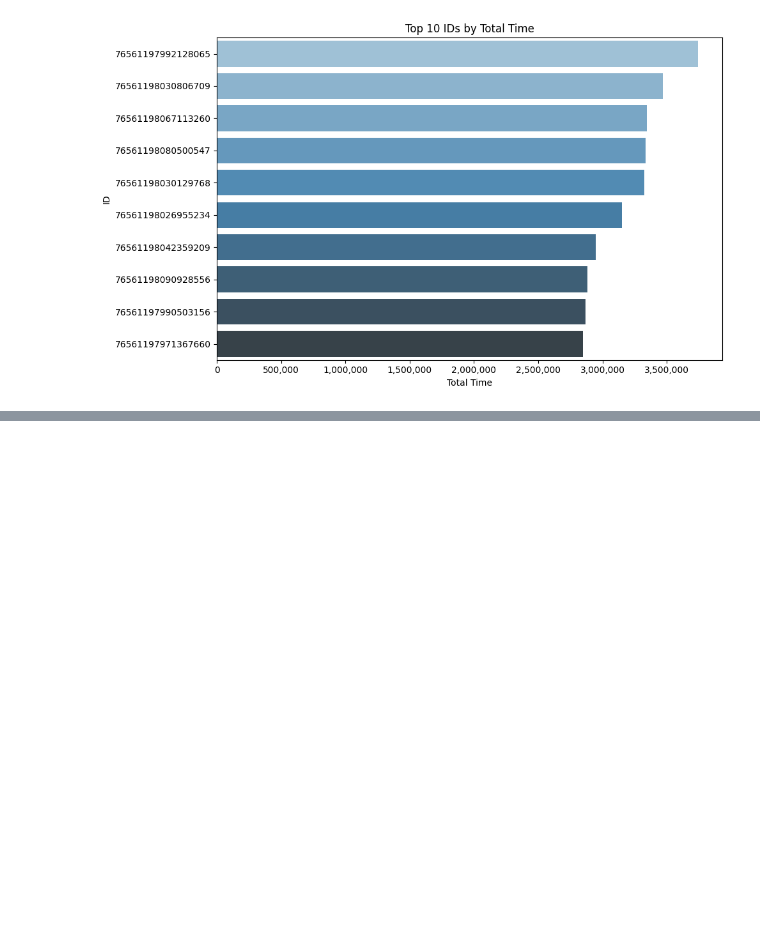
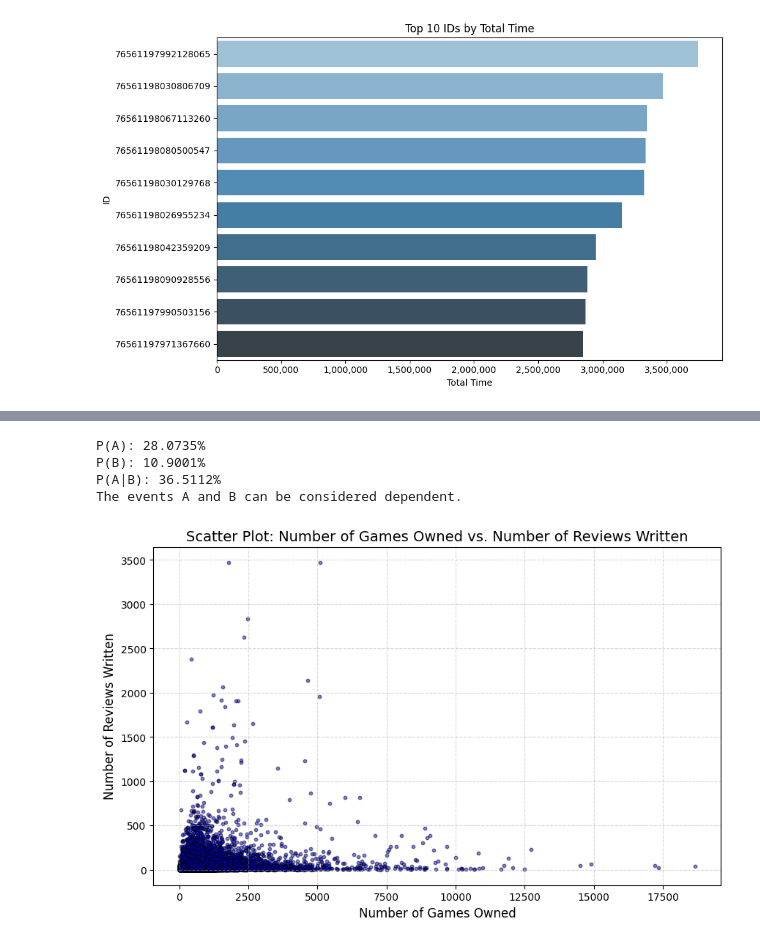
Before and after one commit to ataberk771/ADMHomework2, a Jupyter notebook: steam_dataset_analysis.ipynb, the cells around one changed output, grey strips where cells are left out. Cells and saved outputs as stored; diff of their text form; code cells hidden in the pictures; blank space fills up the shorter version.

```diff
--- a/steam_dataset_analysis.ipynb
+++ b/steam_dataset_analysis.ipynb
@@ -338,0 +451,56 @@ plt.show()
+# %%
+# Createed a copy of the relevant columns
+data = df[['author.steamid', 'timestamp_created', 'votes_helpful']].copy()
+
+data = data.sort_values(by=['author.steamid', 'timestamp_created'])
+
+# Calculate cumulative count of reviews for each reviewer
+data['cumulative_reviews'] = data.groupby('author.steamid').cumcount()
+
+# Check if cumulative reviews before the current review are at least 5
+B = data['cumulative_reviews'] >= 4
+
+# Check if the review received at least one helpful vote
+A = data['votes_helpful'] > 0
+
+# Calculate probabilities
+P_A = A.mean()
+P_B = B.mean()
+P_A_given_B = data[A & B].shape[0] / B.sum()
+
+print(f"P(A): {P_A:.4%}")
+print(f"P(B): {P_B:.4%}")
+print(f"P(A|B): {P_A_given_B:.4%}")
+
+# Check for independence
+if abs(P_A_given_B - P_A) < 0.01:
+    print("The events A and B can be considered independent.")
+else:
+    print("The events A and B can be considered dependent.")
+# %% [output]
+P(A): 28.0735%
+P(B): 10.9001%
+P(A|B): 36.5112%
+The events A and B can be considered dependent.
+# %%
+# We hypothesize that “reviewers who own a larger number of games are likely to leave fewer reviews on the platform.”
+# Please validate or refute this statement through statistical analysis.
+
+import matplotlib.pyplot as plt
+#chunk_size = int(input("Insert a chunk size of data: "))
+chunk_size = 500000
+chunked_df = df.iloc[:chunk_size]
+
+x = chunked_df['author.num_games_owned']
+y = chunked_df['author.num_reviews']
+
+# Create the scatter plot
+plt.figure(figsize=(10, 6))
+plt.scatter(x, y, alpha=0.5, color='blue', edgecolor='black', s=10)
+plt.title("Scatter Plot: Number of Games Owned vs. Number of Reviews Written", fontsize=14)
+plt.xlabel("Number of Games Owned", fontsize=12)
+plt.ylabel("Number of Reviews Written", fontsize=12)
+plt.grid(visible=True, linestyle='--', alpha=0.5)
+plt.show()
+# %% [output]
+[figure, added]
```
Also changed, not shown: parts of 9 cells of this notebook.
